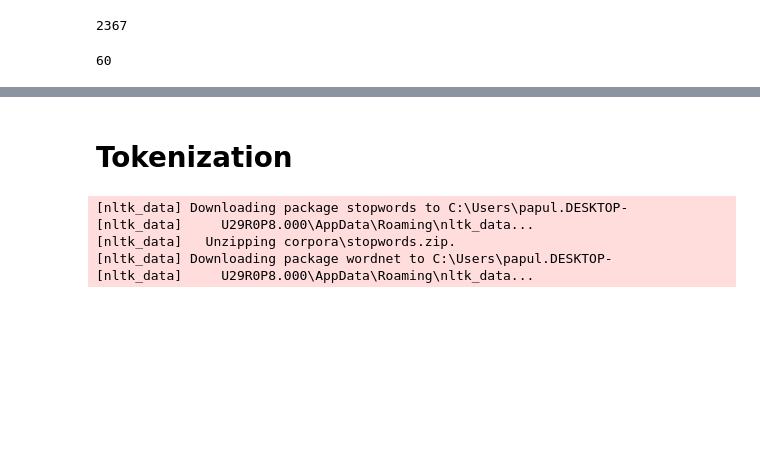
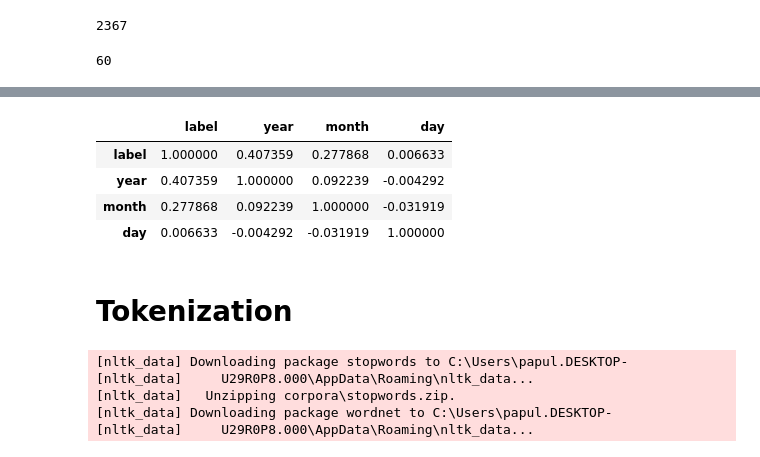
Before and after one commit to nastya-papulova/Neural_networks, a Jupyter notebook: LR2/LR2.ipynb, the cells around one changed output, grey strips where cells are left out. Saved outputs shown, nothing was run; the diff lists cells and outputs as text; code cells hidden in the pictures; blank space fills up the shorter version.

```diff
--- a/LR2/LR2.ipynb
+++ b/LR2/LR2.ipynb
@@ -178,0 +179,9 @@ df.head()
+# %%
+corr = df.select_dtypes('number').corr()
+corr
+# %% [output]
+|  | label | year | month | day |
+| label | 1.000000 | 0.407359 | 0.277868 | 0.006633 |
+| year | 0.407359 | 1.000000 | 0.092239 | -0.004292 |
+| month | 0.277868 | 0.092239 | 1.000000 | -0.031919 |
+| day | 0.006633 | -0.004292 | -0.031919 | 1.000000 |
```
Also changed, not shown: parts of 10 cells of this notebook.
